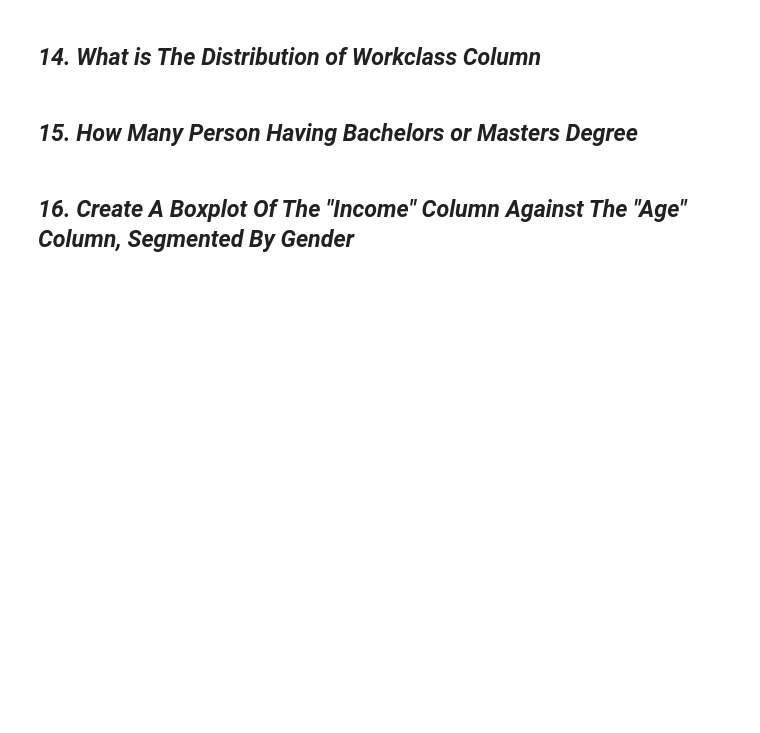
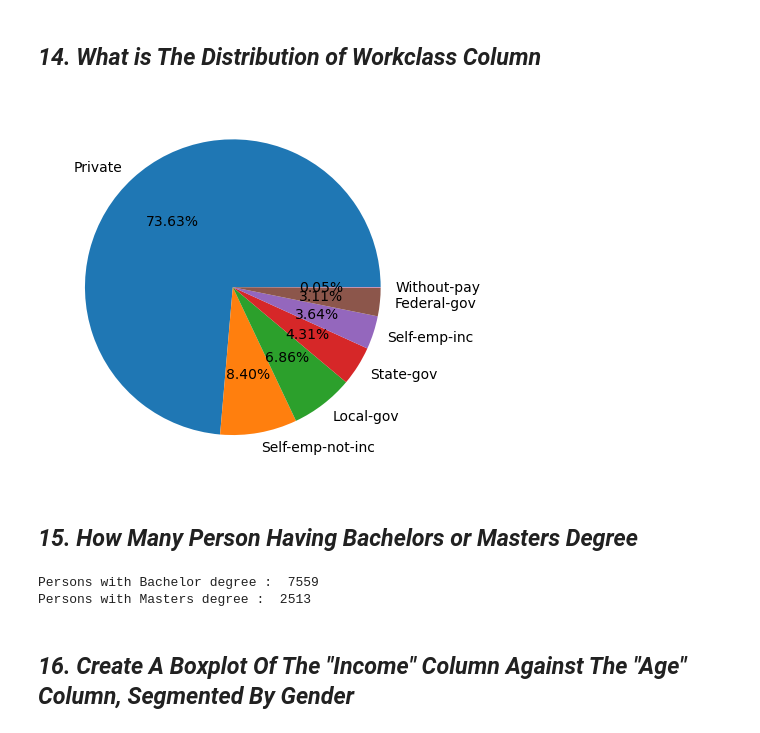
Before and after one commit to WasifRaza909/JP-python-data-analysis-course, a Jupyter notebook: Assignment-10/Assignment 10.ipynb, the cells around one changed output. Drawn from its saved outputs; the diff is of its cells as text; code cells hidden in the pictures; blank space fills up the shorter version.

```diff
--- a/Assignment-10/Assignment 10.ipynb
+++ b/Assignment-10/Assignment 10.ipynb
@@ -239,7 +239,21 @@ Persons between 17 and 48 using between :  34858
 Persons between 17 and 48 without using between :  34858
 # %% [markdown]
 ## ***14. What is The Distribution of Workclass Column***
+# %%
+plt.pie(df['workclass'].value_counts(),labels=df['workclass'].value_counts().index, autopct="%2.2f%%")
+
+plt.show()
+# %% [output]
+[figure, added]
 # %% [markdown]
 ## ***15. How Many Person Having Bachelors or Masters Degree***
+# %%
+value_counts = df['education'].value_counts()
+
+print("Persons with Bachelor degree : ", value_counts.Bachelors)
+print("Persons with Masters degree : ", value_counts.Masters)
+# %% [output]
+Persons with Bachelor degree :  7559
+Persons with Masters degree :  2513
 # %% [markdown]
 ## ***16. Create A Boxplot Of The "Income" Column Against The "Age" Column, Segmented By Gender***
```
Also changed, not shown: parts of 8 cells of this notebook.
